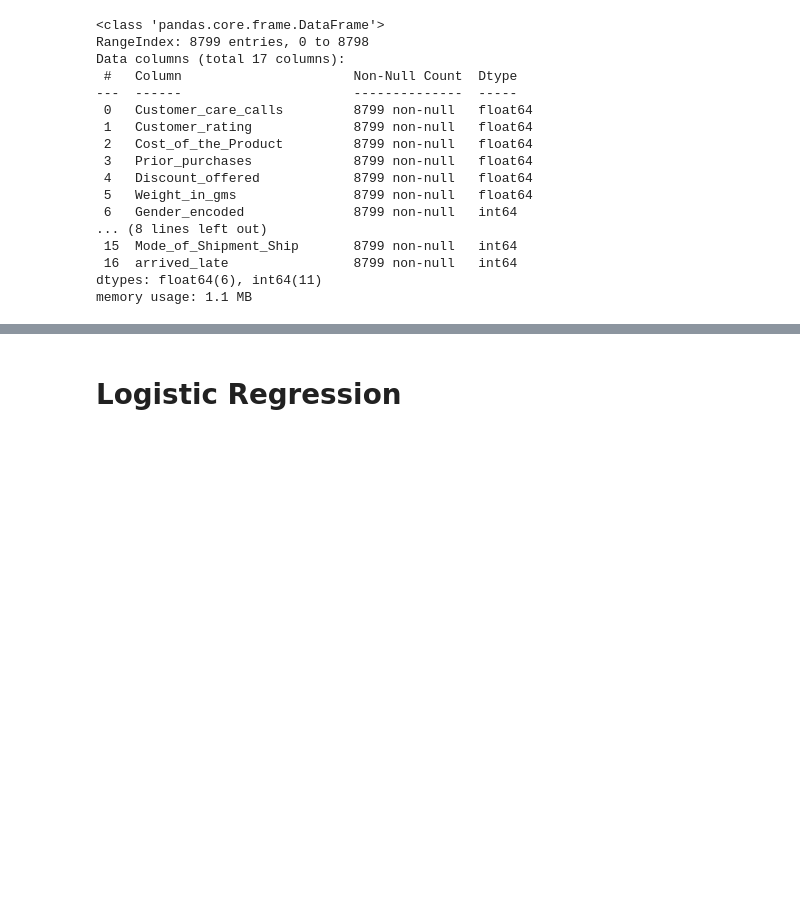
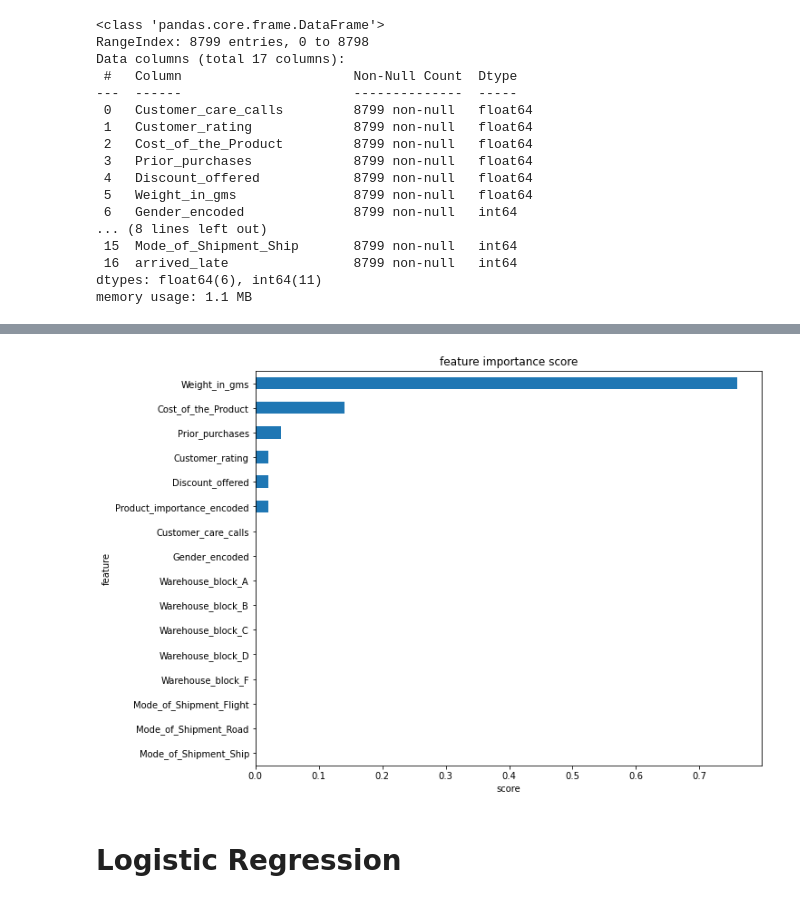
Before and after one commit to agastyaharta/Data_Slinging_Slasher, a Jupyter notebook: STAGE_3/Template_All_Classification/Template_Modelling_Capfiltered.ipynb, the cells around one changed output, grey strips where cells are left out. Saved outputs shown, nothing was run; the diff lists cells and outputs as text; code cells hidden in the pictures; blank space fills up the shorter version.

```diff
--- a/STAGE_3/Template_All_Classification/Template_Modelling_Capfiltered.ipynb
+++ b/STAGE_3/Template_All_Classification/Template_Modelling_Capfiltered.ipynb
@@ -136,0 +137,6 @@ def draw_learning_curve(param_values):
+# %%
+from sklearn.ensemble import AdaBoostClassifier
+ada = AdaBoostClassifier()
+# %%
+ada.fit(X_train,y_train)
+eval_classification(ada)
@@ -137,3 +161,7 @@ def draw_learning_curve(param_values):
+# %%
+show_feature_importance(ada)
+# %% [output]
+[figure, added]
 # %% [markdown]
 # Logistic Regression
 # %% [markdown]
```
Also changed, not shown: parts of 2 cells of this notebook, 2 other files.
